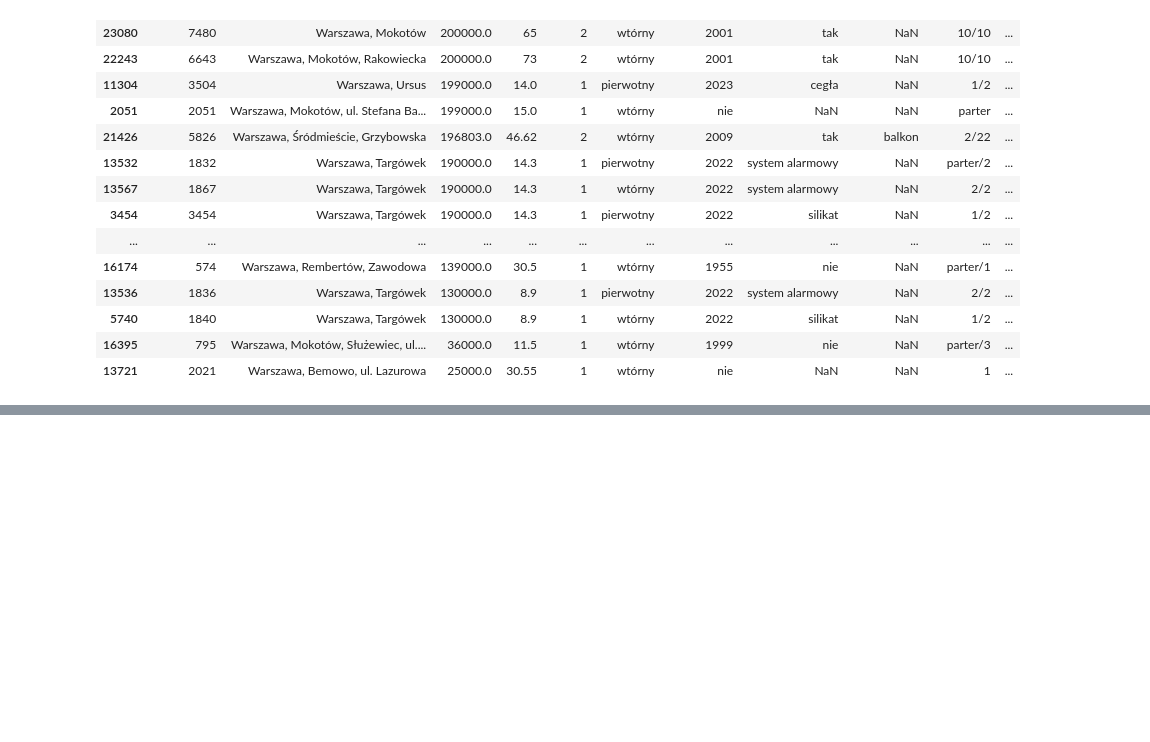
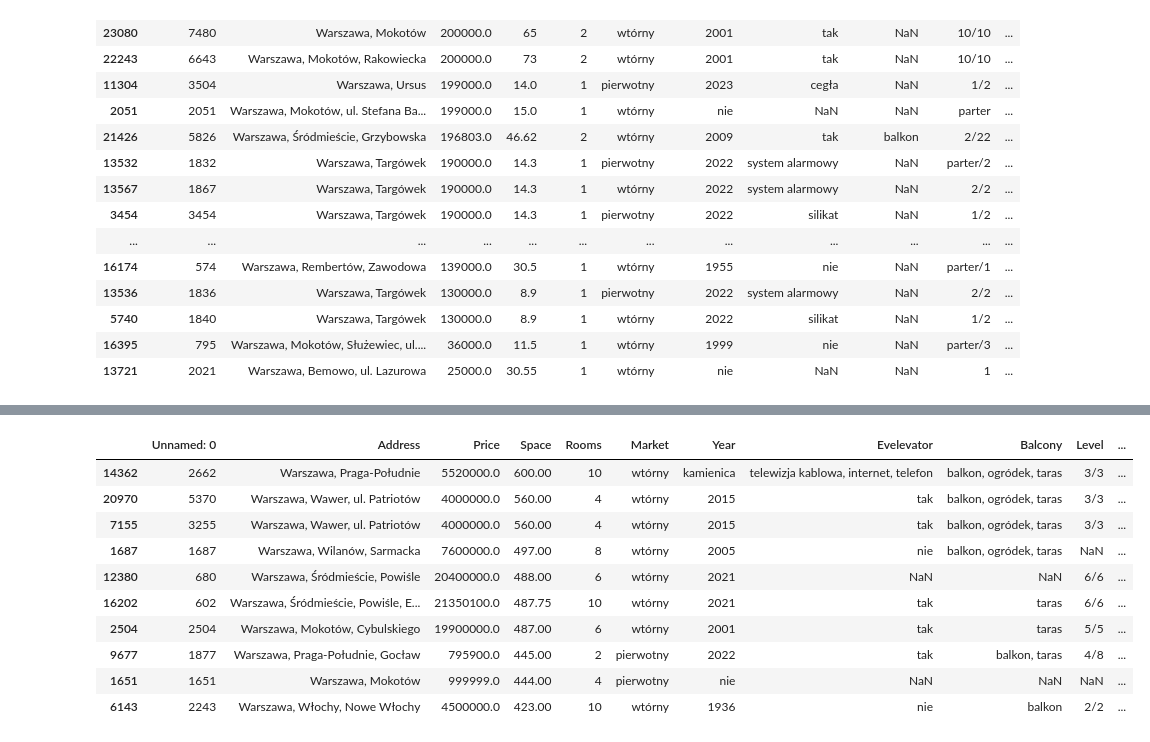
Before and after one commit to CarJung/Uni, a Jupyter notebook: Warsaw_flats/Data_enginering.ipynb, the cells around one changed output, grey strips where cells are left out. Cells and saved outputs as stored; diff of their text form; code cells hidden in the pictures; blank space fills up the shorter version.

```diff
--- a/Warsaw_flats/Data_enginering.ipynb
+++ b/Warsaw_flats/Data_enginering.ipynb
@@ -110,0 +160,14 @@ data.tail(20)
+# %%
+data.head(10)
+# %% [output]
+|  | Unnamed: 0 | Address | Price | Space | Rooms | Market | Year | Evelevator | Balcony | Level | ... |
+| 14362 | 2662 | Warszawa, Praga-Południe | 5520000.0 | 600.00 | 10 | wtórny | kamienica | telewizja kablowa, internet, telefon | balkon, ogródek, taras | 3/3 | ... |
+| 20970 | 5370 | Warszawa, Wawer, ul. Patriotów | 4000000.0 | 560.00 | 4 | wtórny | 2015 | tak | balkon, ogródek, taras | 3/3 | ... |
+| 7155 | 3255 | Warszawa, Wawer, ul. Patriotów | 4000000.0 | 560.00 | 4 | wtórny | 2015 | tak | balkon, ogródek, taras | 3/3 | ... |
+| 1687 | 1687 | Warszawa, Wilanów, Sarmacka | 7600000.0 | 497.00 | 8 | wtórny | 2005 | nie | balkon, ogródek, taras | NaN | ... |
+| 12380 | 680 | Warszawa, Śródmieście, Powiśle | 20400000.0 | 488.00 | 6 | wtórny | 2021 | NaN | NaN | 6/6 | ... |
+| 16202 | 602 | Warszawa, Śródmieście, Powiśle, E... | 21350100.0 | 487.75 | 10 | wtórny | 2021 | tak | taras | 6/6 | ... |
+| 2504 | 2504 | Warszawa, Mokotów, Cybulskiego | 19900000.0 | 487.00 | 6 | wtórny | 2001 | tak | taras | 5/5 | ... |
+| 9677 | 1877 | Warszawa, Praga-Południe, Gocław | 795900.0 | 445.00 | 2 | pierwotny | 2022 | tak | balkon, taras | 4/8 | ... |
+| 1651 | 1651 | Warszawa, Mokotów | 999999.0 | 444.00 | 4 | pierwotny | nie | NaN | NaN | NaN | ... |
+| 6143 | 2243 | Warszawa, Włochy, Nowe Włochy | 4500000.0 | 423.00 | 10 | wtórny | 1936 | nie | balkon | 2/2 | ... |
```
Also changed, not shown: parts of 21 cells of this notebook.
